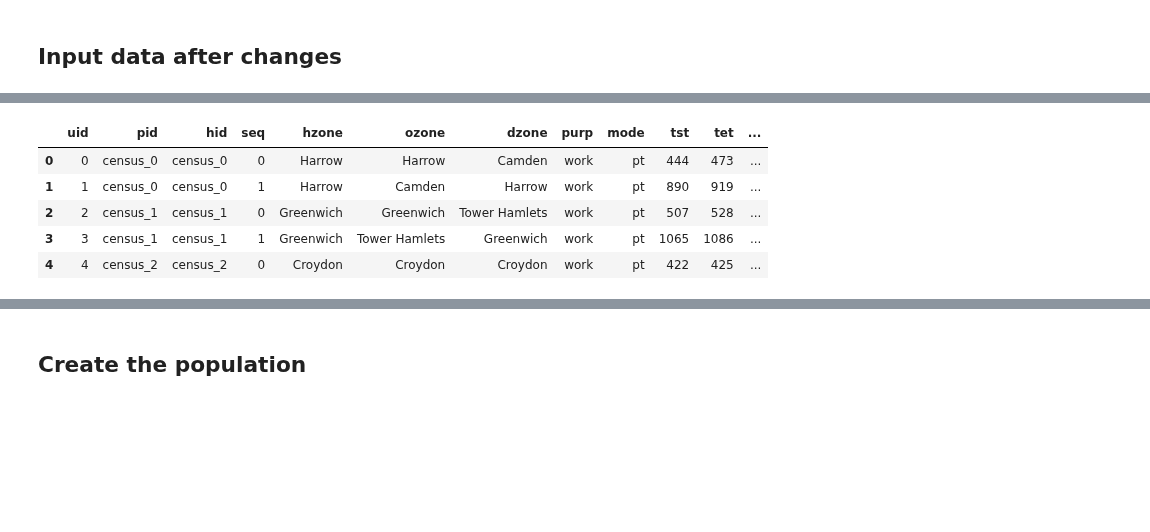
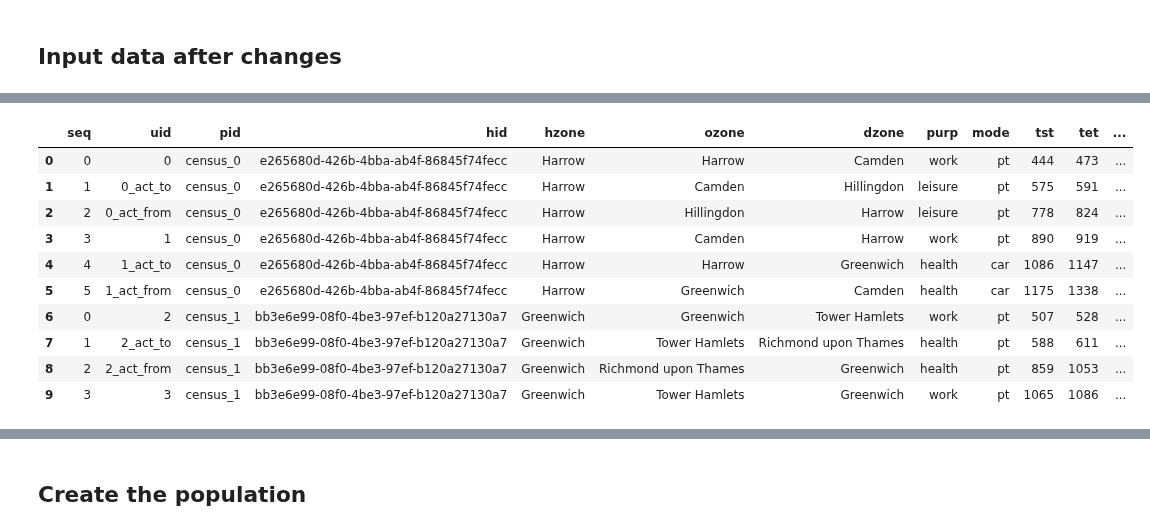
Before and after one commit to arup-group/pam, a Jupyter notebook: notebooks/PAM_Simple_Policies.ipynb, the cells around one changed output, grey strips where cells are left out. Cells and saved outputs as stored; diff of their text form; code cells hidden in the pictures; blank space fills up the shorter version.

```diff
--- a/notebooks/PAM_Simple_Policies.ipynb
+++ b/notebooks/PAM_Simple_Policies.ipynb
@@ -60,0 +100,36 @@ attributes['age'] = [int(a) for a in np.random.normal(40.5, 10, len(attributes))
+# %%
+# generate some households (as opposed one person to a household)
+# bunch up people who share the same hzone
+import uuid
+
+def bunch_up_people(group):
+    group['pid'].unique()
+    households = []
+    i = 1
+    household= []
+    h_size = random.randint(1,5)
+    for p in group['pid'].unique():
+        household.append(p)
+        i += 1
+
+        if i>h_size:
+            households.append(household)
+            h_size = random.randint(1,5)
+            household= []
+            i = 1
+
+    return dict(zip([str(uuid.uuid4()) for i in range(len(households))], households))
+# %%
+households_map = {}
+households_per_zone = new_trips.groupby('hzone').apply(bunch_up_people)
+for idx in households_per_zone.index:
+    households_map = {**households_map, **households_per_zone[idx]}
+# %%
+# ze old switcheroo person to household id
+new_keys = []
+new_values = []
+for key, value in households_map.items():
+    for item in value:
+        new_keys.append(item)
+        new_values.append(key.lower())
+person_to_household_map = dict(zip(new_keys, new_values))
@@ -61,3 +156,5 @@ attributes['age'] = [int(a) for a in np.random.normal(40.5, 10, len(attributes))
+# %%
+new_trips['hid'] = new_trips['pid'].map(person_to_household_map)
 # %% [markdown]
 ## Input data after changes
 # %%
@@ -73,9 +170,14 @@ attributes.head()
-# %%
-trips.head()
-# %% [output]
-|  | uid | pid | hid | seq | hzone | ozone | dzone | purp | mode | tst | tet | ... |
-| 0 | 0 | census_0 | census_0 | 0 | Harrow | Harrow | Camden | work | pt | 444 | 473 | ... |
-| 1 | 1 | census_0 | census_0 | 1 | Harrow | Camden | Harrow | work | pt | 890 | 919 | ... |
-| 2 | 2 | census_1 | census_1 | 0 | Greenwich | Greenwich | Tower Hamlets | work | pt | 507 | 528 | ... |
-| 3 | 3 | census_1 | census_1 | 1 | Greenwich | Tower Hamlets | Greenwich | work | pt | 1065 | 1086 | ... |
-| 4 | 4 | census_2 | census_2 | 0 | Croydon | Croydon | Croydon | work | pt | 422 | 425 | ... |
+# %%
+new_trips.head(10)
+# %% [output]
+|  | seq | uid | pid | hid | hzone | ozone | dzone | purp | mode | tst | tet | ... |
+| 0 | 0 | 0 | census_0 | e265680d-426b-4bba-ab4f-86845f74fecc | Harrow | Harrow | Camden | work | pt | 444 | 473 | ... |
+| 1 | 1 | 0_act_to | census_0 | e265680d-426b-4bba-ab4f-86845f74fecc | Harrow | Camden | Hillingdon | leisure | pt | 575 | 591 | ... |
+| 2 | 2 | 0_act_from | census_0 | e265680d-426b-4bba-ab4f-86845f74fecc | Harrow | Hillingdon | Harrow | leisure | pt | 778 | 824 | ... |
+| 3 | 3 | 1 | census_0 | e265680d-426b-4bba-ab4f-86845f74fecc | Harrow | Camden | Harrow | work | pt | 890 | 919 | ... |
+| 4 | 4 | 1_act_to | census_0 | e265680d-426b-4bba-ab4f-86845f74fecc | Harrow | Harrow | Greenwich | health | car | 1086 | 1147 | ... |
+| 5 | 5 | 1_act_from | census_0 | e265680d-426b-4bba-ab4f-86845f74fecc | Harrow | Greenwich | Camden | health | car | 1175 | 1338 | ... |
+| 6 | 0 | 2 | census_1 | bb3e6e99-08f0-4be3-97ef-b120a27130a7 | Greenwich | Greenwich | Tower Hamlets | work | pt | 507 | 528 | ... |
+| 7 | 1 | 2_act_to | census_1 | bb3e6e99-08f0-4be3-97ef-b120a27130a7 | Greenwich | Tower Hamlets | Richmond upon Thames | health | pt | 588 | 611 | ... |
+| 8 | 2 | 2_act_from | census_1 | bb3e6e99-08f0-4be3-97ef-b120a27130a7 | Greenwich | Richmond upon Thames | Greenwich | health | pt | 859 | 1053 | ... |
+| 9 | 3 | 3 | census_1 | bb3e6e99-08f0-4be3-97ef-b120a27130a7 | Greenwich | Tower Hamlets | Greenwich | work | pt | 1065 | 1086 | ... |
```
Also changed, not shown: parts of 36 cells of this notebook.
